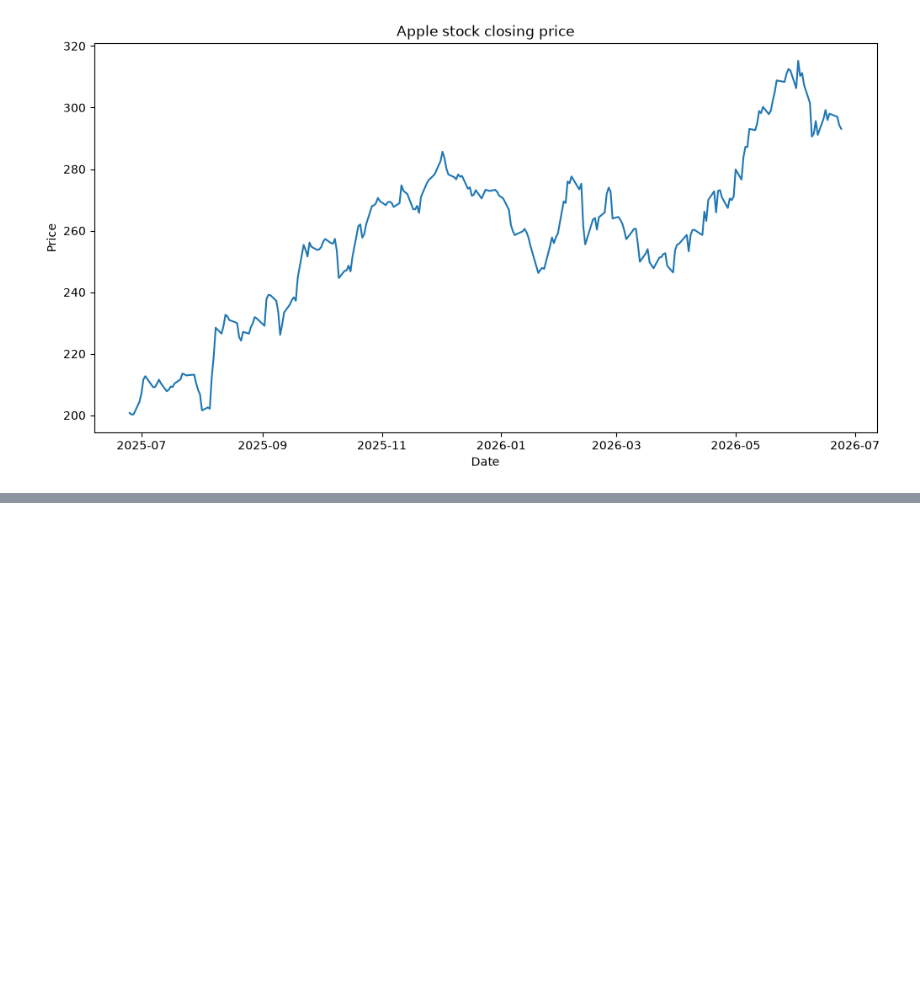
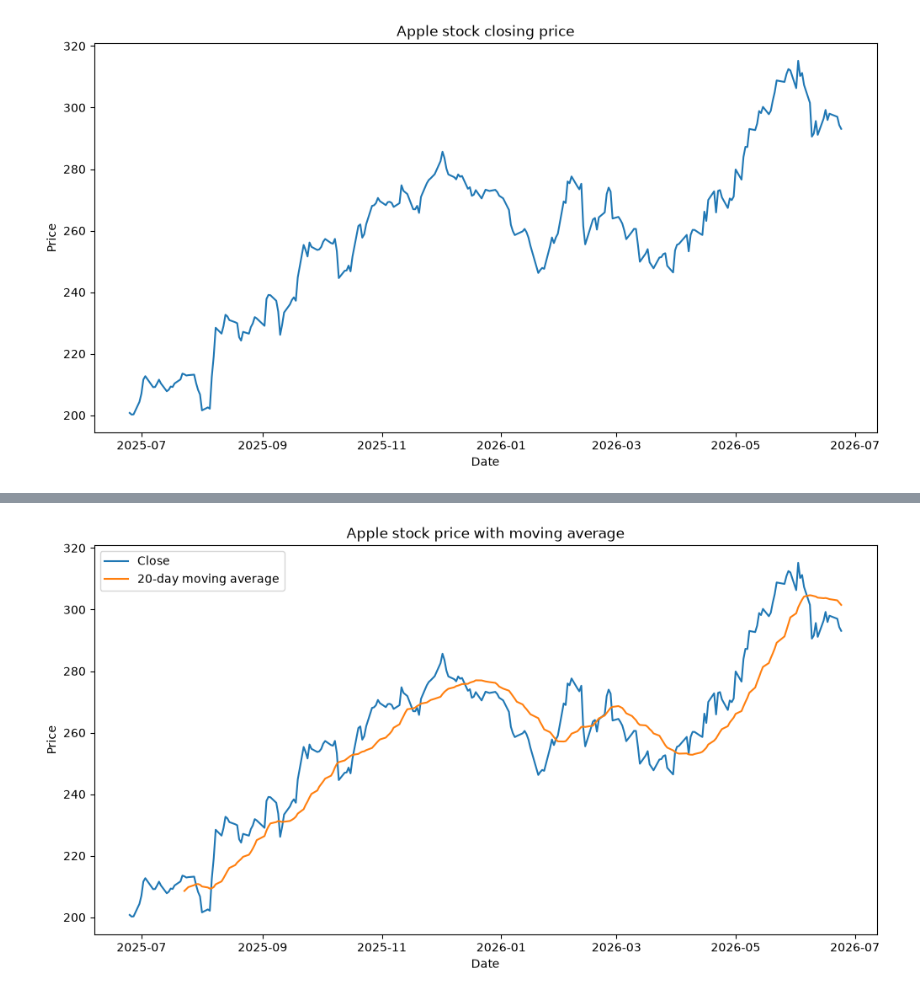
Before and after one commit to aaliya0704/Stock-Price-Analysis, a Jupyter notebook: stock_analysis.ipynb, the cells around one changed output, grey strips where cells are left out. Cells and saved outputs as stored; diff of their text form; code cells hidden in the pictures; blank space fills up the shorter version.

Commit message:
Added 20 day Moving average analysis

```diff
--- a/stock_analysis.ipynb
+++ b/stock_analysis.ipynb
@@ -161,3 +161,5 @@ plt.ylabel("Price")
 plt.show()
 # %% [output]
 [figure]
+# %%
+df["MA20"] = df["Close"].rolling(window=20).mean()
@@ -163,0 +187,11 @@ plt.show()
+# %%
+plt.figure(figsize=(12,6))
+plt.plot(df.index, df["Close"], label="Close")
+plt.plot(df.index, df["MA20"], label="20-day moving average")
+plt.title("Apple stock price with moving average")
+plt.xlabel("Date")
+plt.ylabel("Price")
+plt.legend()
+plt.show()
+# %% [output]
+[figure, added]
```
Also changed, not shown: parts of 1 cell of this notebook.
